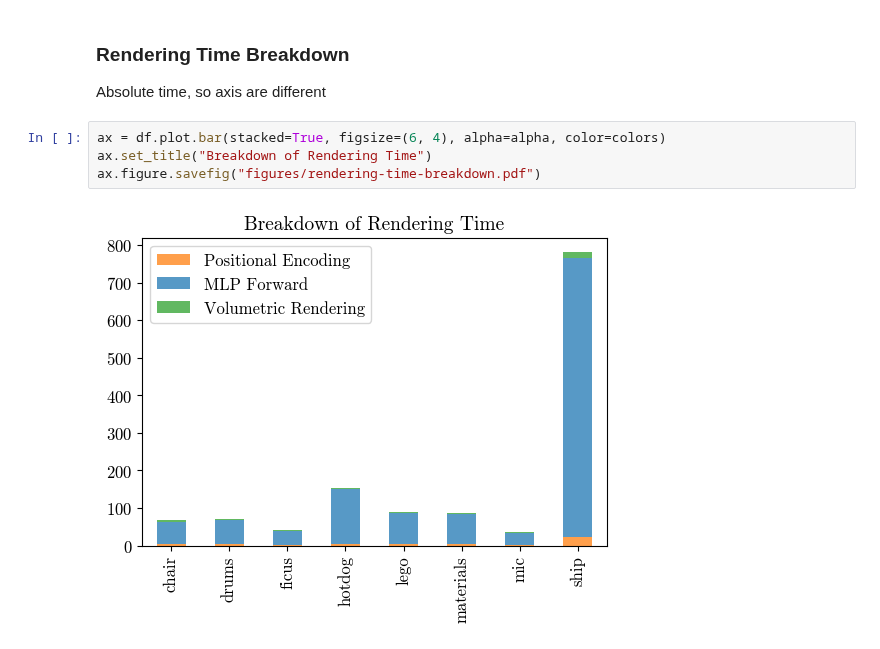
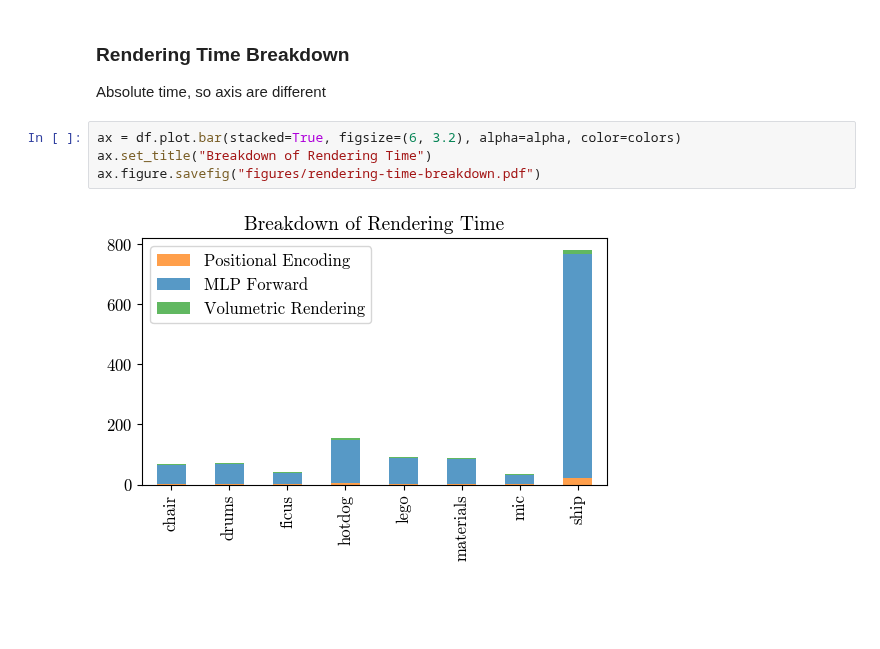
Before and after one commit to williamshen-nz/accelerating-nerfs, a Jupyter notebook: notebooks/Time Breakdown.ipynb, the cells around one changed output. Drawn from its saved outputs; the diff is of its cells as text; blank space fills up the shorter version.

```diff
--- a/notebooks/Time Breakdown.ipynb
+++ b/notebooks/Time Breakdown.ipynb
@@ -61,8 +61,8 @@ ax.figure.savefig("figures/normalized-rendering-time-breakdown.pdf")
 ### Rendering Time Breakdown
 Absolute time, so axis are different
 # %%
-ax = df.plot.bar(stacked=True, figsize=(6, 4), alpha=alpha, color=colors)
+ax = df.plot.bar(stacked=True, figsize=(6, 3.2), alpha=alpha, color=colors)
 ax.set_title("Breakdown of Rendering Time")
 ax.figure.savefig("figures/rendering-time-breakdown.pdf")
 # %% [output]
-[figure, old version]
+[figure, new version]
```
Also changed, not shown: parts of 1 cell of this notebook, 23 other files.
